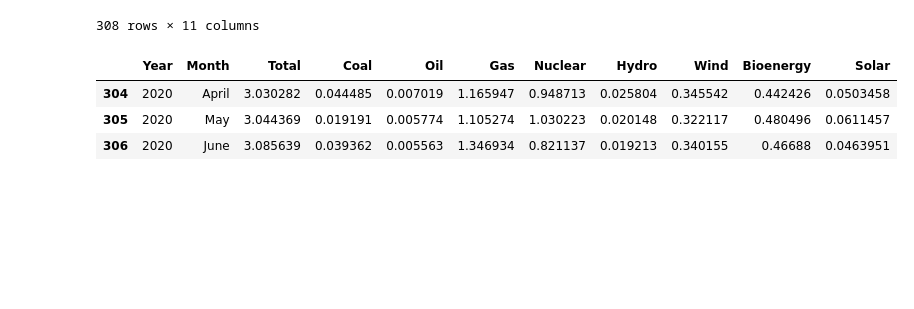
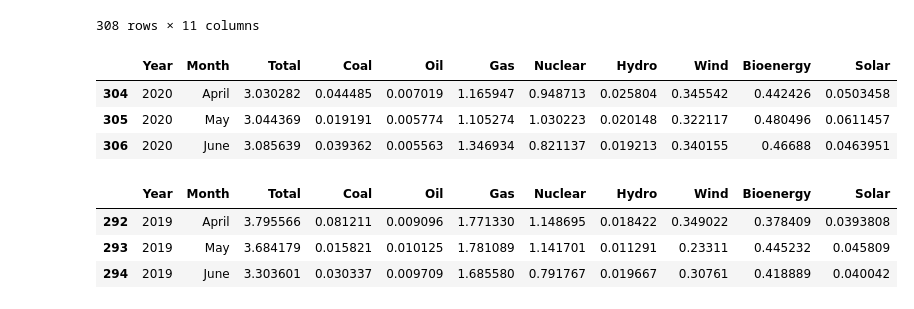
Before and after one commit to abbielms/Big_Data_Challenge_2020, a Jupyter notebook: Big_Data_Challenge_2020.ipynb, the cells around one changed output. Cells and saved outputs as stored; diff of their text form; code cells hidden in the pictures; blank space fills up the shorter version.

```diff
--- a/Big_Data_Challenge_2020.ipynb
+++ b/Big_Data_Challenge_2020.ipynb
@@ -74,3 +82,14 @@ elec_gen_by_MPP_2020_amj
 | 304 | 2020 | April | 3.030282 | 0.044485 | 0.007019 | 1.165947 | 0.948713 | 0.025804 | 0.345542 | 0.442426 | 0.0503458 |
 | 305 | 2020 | May | 3.044369 | 0.019191 | 0.005774 | 1.105274 | 1.030223 | 0.020148 | 0.322117 | 0.480496 | 0.0611457 |
 | 306 | 2020 | June | 3.085639 | 0.039362 | 0.005563 | 1.346934 | 0.821137 | 0.019213 | 0.340155 | 0.46688 | 0.0463951 |
+# %%
+# Create a seperate dataframe with just April, May and June 2019 data
+
+elec_gen_by_MPP_2019 = elec_gen_by_MPP_Q2_months_clean[elec_gen_by_MPP_Q2_months_clean['Year']==2019]
+elec_gen_by_MPP_2019_amj = elec_gen_by_MPP_2019.iloc[3:6]
+elec_gen_by_MPP_2019_amj
+# %% [output]
+|  | Year | Month | Total | Coal | Oil | Gas | Nuclear | Hydro | Wind | Bioenergy | Solar |
+| 292 | 2019 | April | 3.795566 | 0.081211 | 0.009096 | 1.771330 | 1.148695 | 0.018422 | 0.349022 | 0.378409 | 0.0393808 |
+| 293 | 2019 | May | 3.684179 | 0.015821 | 0.010125 | 1.781089 | 1.141701 | 0.011291 | 0.23311 | 0.445232 | 0.045809 |
+| 294 | 2019 | June | 3.303601 | 0.030337 | 0.009709 | 1.685580 | 0.791767 | 0.019667 | 0.30761 | 0.418889 | 0.040042 |
```
Also changed, not shown: parts of 13 cells of this notebook, 4 other files.
